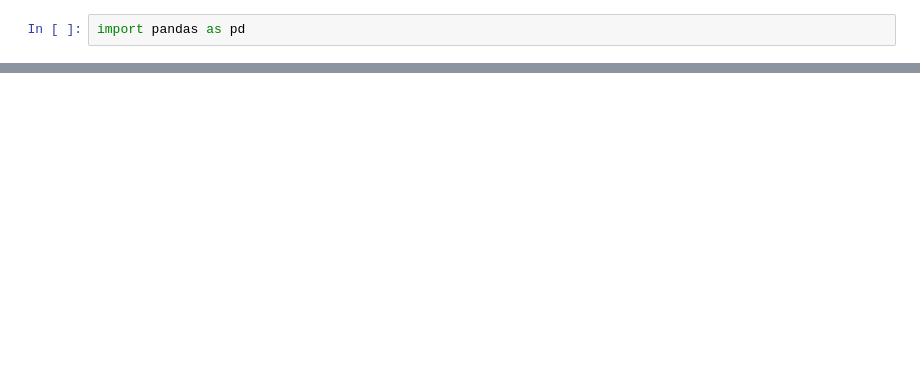
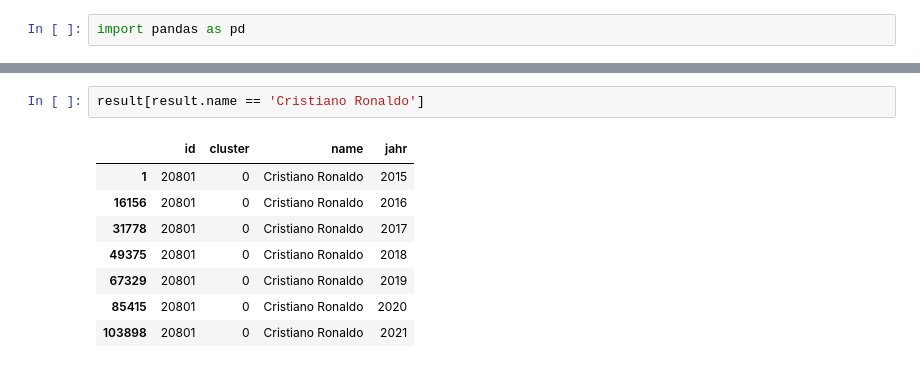
Before and after one commit to Prav040/Football_Analysis, a Jupyter notebook: Fifa/Kmeans_players22.ipynb, the cells around one changed output, grey strips where cells are left out. Saved outputs shown, nothing was run; the diff lists cells and outputs as text; blank space fills up the shorter version.

```diff
--- a/Fifa/Kmeans_players22.ipynb
+++ b/Fifa/Kmeans_players22.ipynb
@@ -158,0 +176,11 @@ reduced.name.str.split(expand=True)
+# %%
+result[result.name == 'Cristiano Ronaldo']
+# %% [output]
+|  | id | cluster | name | jahr |
+| 1 | 20801 | 0 | Cristiano Ronaldo | 2015 |
+| 16156 | 20801 | 0 | Cristiano Ronaldo | 2016 |
+| 31778 | 20801 | 0 | Cristiano Ronaldo | 2017 |
+| 49375 | 20801 | 0 | Cristiano Ronaldo | 2018 |
+| 67329 | 20801 | 0 | Cristiano Ronaldo | 2019 |
+| 85415 | 20801 | 0 | Cristiano Ronaldo | 2020 |
+| 103898 | 20801 | 0 | Cristiano Ronaldo | 2021 |
```
Also changed, not shown: parts of 23 cells of this notebook, 8 other files.
